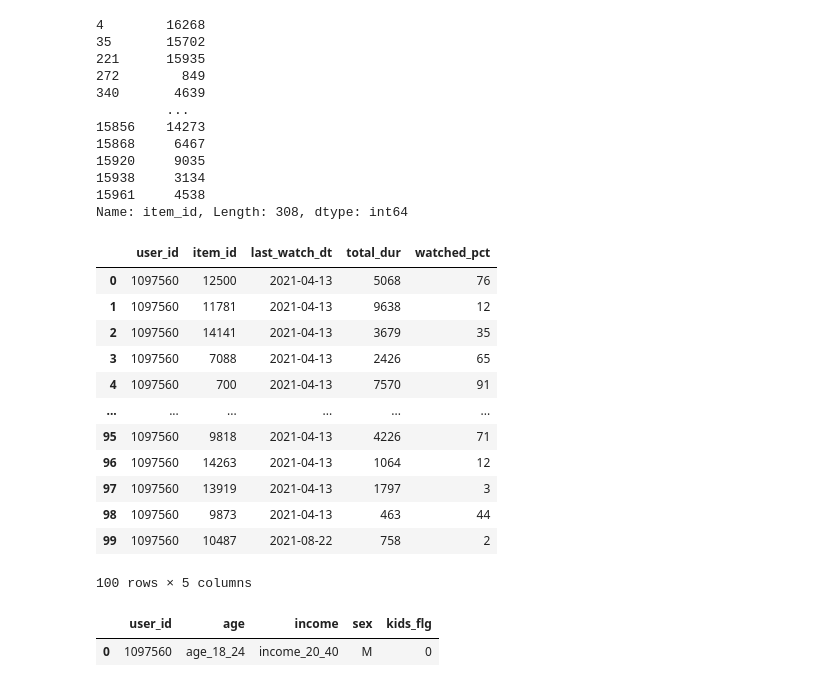
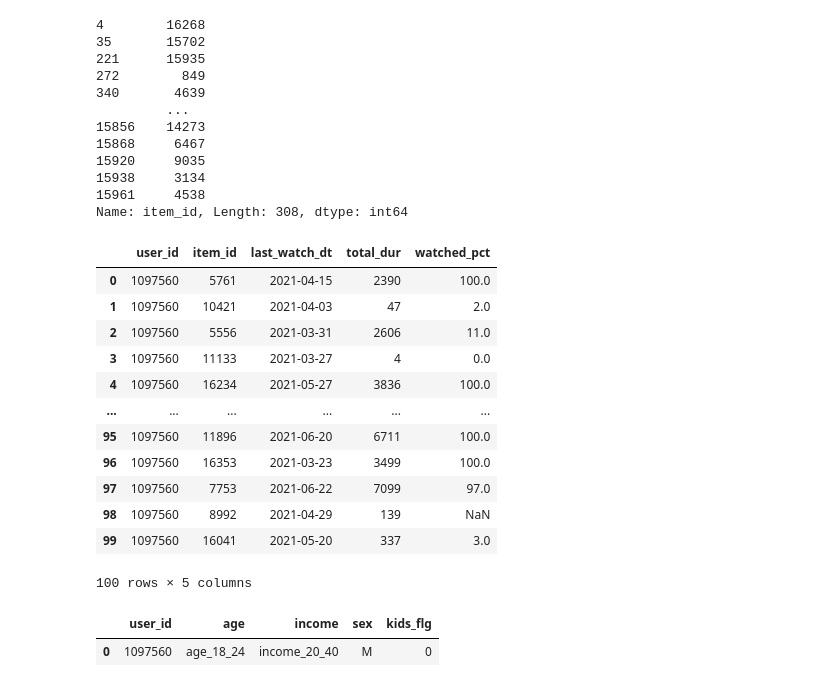
Before and after one commit to EasySocHacks/RecSys, a Jupyter notebook: jupyter/hw4.ipynb, the cells around one changed output. Saved outputs shown, nothing was run; the diff lists cells and outputs as text; code cells hidden in the pictures.

```diff
--- a/jupyter/hw4.ipynb
+++ b/jupyter/hw4.ipynb
@@ -255,34 +265,44 @@ Name: item_id, Length: 308, dtype: int64
 # %%
 sport_ids_sample = sport_ids.sample(n=100)
 # %%
-last_watch_dt = ["2021-04-13"] * 99
-last_watch_dt.append("2021-08-22")
-total_dur = np.round(np.random.rand(100) * 10000 + 100).astype(dtype=np.int)
-watched_pct = np.round(np.random.rand(100) * 100).astype(dtype=np.int)
+last_watch_dt = []
+total_dur = []
+watched_pct = []
+
+for id in sport_ids_sample:
+    try:
+        interaction_sample = interactions[interactions["item_id"].isin([id])].sample()
+        last_watch_dt.extend(interaction_sample["last_watch_dt"].to_numpy())
+        total_dur.extend(interaction_sample["total_dur"].to_numpy())
+        watched_pct.extend(interaction_sample["watched_pct"].to_numpy())
+    except ValueError:
+        last_watch_dt.append("2021-04-13")
+        total_dur.append(np.round(np.random.rand() * 10000 + 100).astype(dtype=np.int32))
+        watched_pct.append(np.round(np.random.rand() * 100).astype(dtype=np.int32))
+
 data = {
     "user_id": [new_user_id] * 100,
     "item_id": list(sport_ids_sample),
     "last_watch_dt": last_watch_dt,
-    "total_dur": list(total_dur),
-    "watched_pct": list(watched_pct)
+    "total_dur": total_dur,
+    "watched_pct": watched_pct,
 }
-
 new_interactions = pd.DataFrame(data)
 interactions = interactions.append(new_interactions)
 new_interactions
 # %% [output]
 |  | user_id | item_id | last_watch_dt | total_dur | watched_pct |
-| 0 | 1097560 | 12500 | 2021-04-13 | 5068 | 76 |
-| 1 | 1097560 | 11781 | 2021-04-13 | 9638 | 12 |
-| 2 | 1097560 | 14141 | 2021-04-13 | 3679 | 35 |
-| 3 | 1097560 | 7088 | 2021-04-13 | 2426 | 65 |
-| 4 | 1097560 | 700 | 2021-04-13 | 7570 | 91 |
+| 0 | 1097560 | 5761 | 2021-04-15 | 2390 | 100.0 |
+| 1 | 1097560 | 10421 | 2021-04-03 | 47 | 2.0 |
+| 2 | 1097560 | 5556 | 2021-03-31 | 2606 | 11.0 |
+| 3 | 1097560 | 11133 | 2021-03-27 | 4 | 0.0 |
+| 4 | 1097560 | 16234 | 2021-05-27 | 3836 | 100.0 |
 | ... | ... | ... | ... | ... | ... |
-| 95 | 1097560 | 9818 | 2021-04-13 | 4226 | 71 |
-| 96 | 1097560 | 14263 | 2021-04-13 | 1064 | 12 |
-| 97 | 1097560 | 13919 | 2021-04-13 | 1797 | 3 |
-| 98 | 1097560 | 9873 | 2021-04-13 | 463 | 44 |
-| 99 | 1097560 | 10487 | 2021-08-22 | 758 | 2 |
+| 95 | 1097560 | 11896 | 2021-06-20 | 6711 | 100.0 |
+| 96 | 1097560 | 16353 | 2021-03-23 | 3499 | 100.0 |
+| 97 | 1097560 | 7753 | 2021-06-22 | 7099 | 97.0 |
+| 98 | 1097560 | 8992 | 2021-04-29 | 139 | NaN |
+| 99 | 1097560 | 16041 | 2021-05-20 | 337 | 3.0 |
 100 rows × 5 columns
 # %%
 data = {
```
Also changed, not shown: parts of 12 cells of this notebook, 2 other files.
